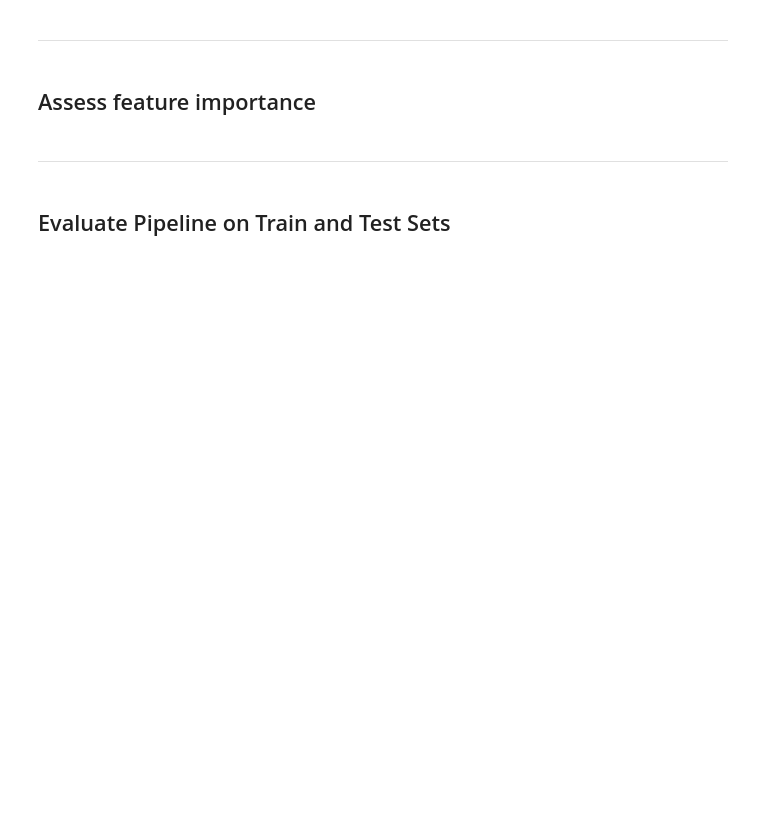
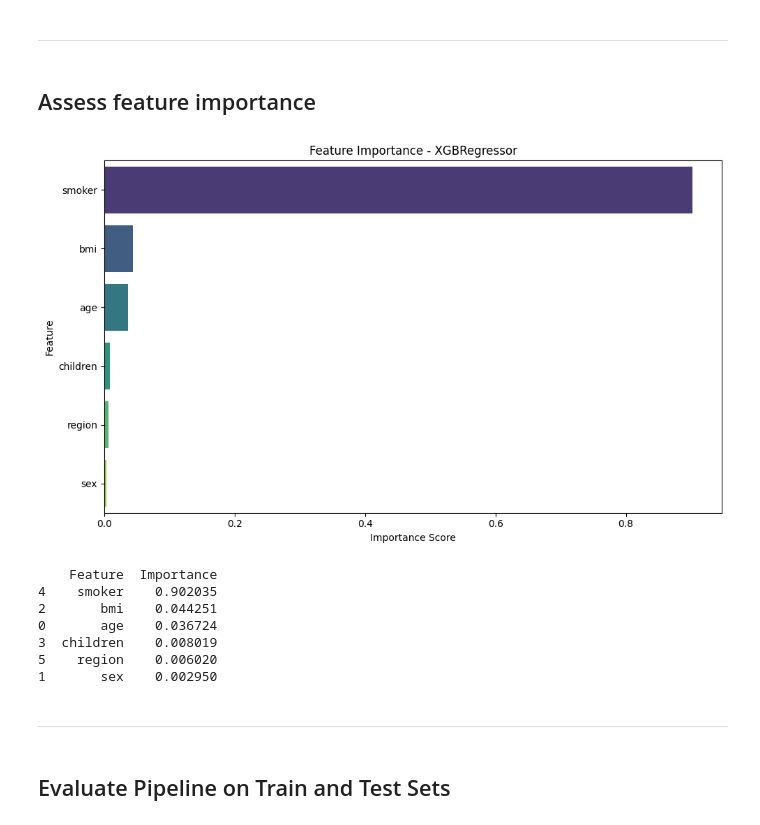
Before and after one commit to Jonatas-01/medical-insurance-prediction, a Jupyter notebook: jupyter_notebooks/05 - Modeling and Evaluation.ipynb, the cells around one changed output. Cells and saved outputs as stored; diff of their text form; code cells hidden in the pictures; blank space fills up the shorter version.

```diff
--- a/jupyter_notebooks/05 - Modeling and Evaluation.ipynb
+++ b/jupyter_notebooks/05 - Modeling and Evaluation.ipynb
@@ -256,35 +427,47 @@ With these strong evaluation scores, you are already in excellent shape and an e
 # %% [markdown]
 ## Assess feature importance
 # %%
-# Access the model from the pipeline
-xgb_model = pipeline_clf.named_steps['model']
-# Transform training set using the pipeline up to the model
+# Get transformed feature matrix
 X_transformed = pipeline_clf[:-1].transform(X_train)
 
-# Get feature names from original DataFrame
-feature_names = X_train.columns
+# Get feature mask from correlation filter
+model_selector = pipeline_clf.named_steps['correlation_filter']
+selected_mask = model_selector.get_support()
 
-import matplotlib.pyplot as plt
-import seaborn as sns
+# Apply mask to original feature names
+all_features = X_train.columns
+selected_features = all_features[selected_mask]
 
-# Get importance values
-importances = xgb_model.feature_importances_
+# Get feature importances
+model = pipeline_clf.named_steps['model']
+importances = model.feature_importances_
 
-# Create DataFrame for plotting
+# Create importance DataFrame
 importance_df = pd.DataFrame({
-    'Feature': feature_names,
+    'Feature': selected_features,
     'Importance': importances
 }).sort_values(by='Importance', ascending=False)
-
-# Plot
-plt.figure(figsize=(10, 6))
-sns.barplot(data=importance_df, x='Importance', y='Feature', palette='viridis')
-plt.title('Feature Importance - XGBRegressor')
-plt.xlabel('Importance Score')
-plt.ylabel('Feature')
-plt.tight_layout()
-plt.show()
-print(importance_df)
+# %%
+import matplotlib.pyplot as plt
+import seaborn as sns
+
+plt.figure(figsize=(10, 6))
+sns.barplot(data=importance_df, x='Importance', y='Feature', palette='viridis')
+plt.title(f'Feature Importance - {model.__class__.__name__}')
+plt.xlabel('Importance Score')
+plt.ylabel('Feature')
+plt.tight_layout()
+plt.show()
+print(importance_df)
+# %% [output]
+[figure, added]
+    Feature  Importance
+4    smoker    0.902035
+2       bmi    0.044251
+0       age    0.036724
+3  children    0.008019
+5    region    0.006020
+1       sex    0.002950
 # %% [markdown]
 ---
 # %% [markdown]
```
Also changed, not shown: parts of 45 cells of this notebook.
